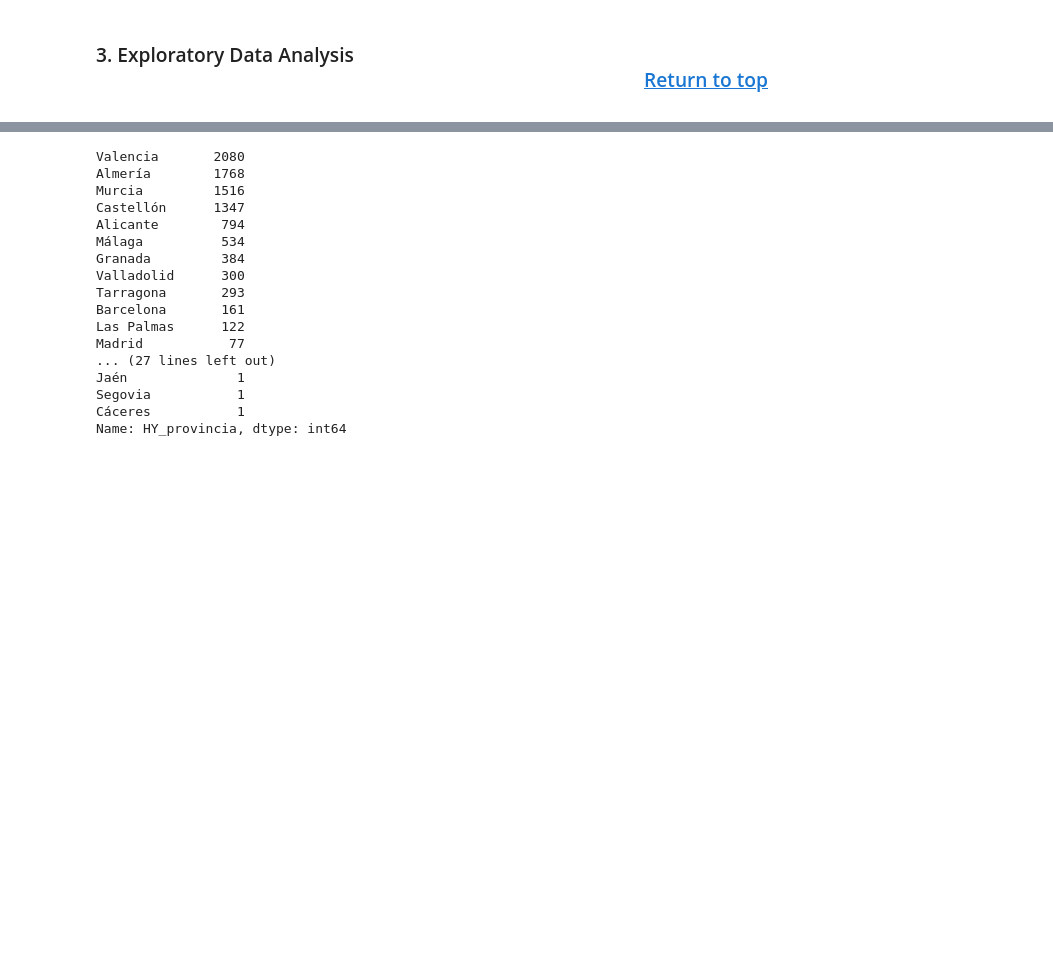
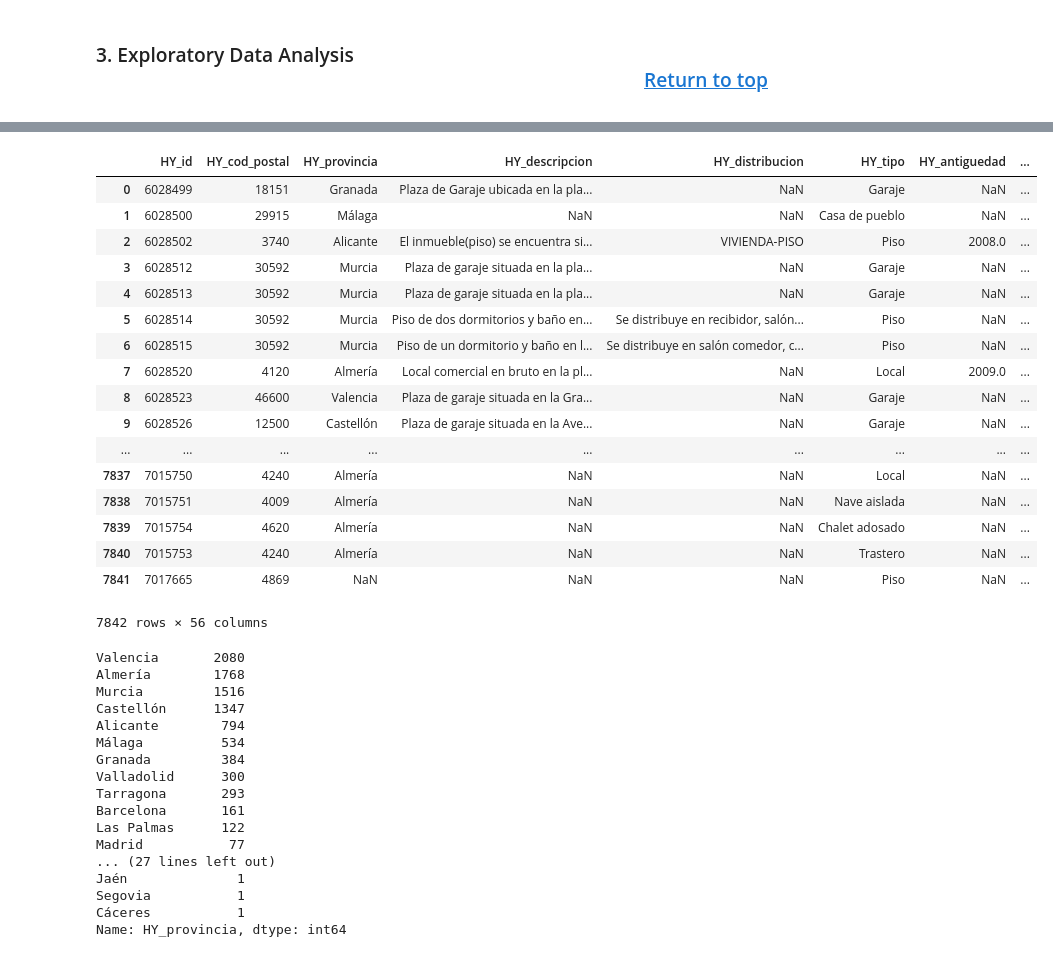
Before and after one commit to RohitUttam/UniversityHack2019, a Jupyter notebook: Expl_ini_rf.ipynb, the cells around one changed output, grey strips where cells are left out. Saved outputs shown, nothing was run; the diff lists cells and outputs as text; code cells hidden in the pictures; blank space fills up the shorter version.

```diff
--- a/Expl_ini_rf.ipynb
+++ b/Expl_ini_rf.ipynb
@@ -95,3 +115,6 @@ os.remove("imagenes_inmuebles_haya\\6031545__posifoto3__1K9lJvlehV.jpg")
 <a id='dataexplo'></a>
 
 ### 3. Exploratory Data Analysis <p style="text-align: right;"> <a href='#top'>Return to top</a> </p>
+# %%
+modelar['descr_len']= modelar['HY_descripcion'].str.len()
+modelar.head()
@@ -118,4 +149,25 @@ TARGET                                0
 dtype: int64
+# %%
+modelar
+# %% [output]
+|  | HY_id | HY_cod_postal | HY_provincia | HY_descripcion | HY_distribucion | HY_tipo | HY_antiguedad | ... |
+| 0 | 6028499 | 18151 | Granada | Plaza de Garaje ubicada en la pla... | NaN | Garaje | NaN | ... |
+| 1 | 6028500 | 29915 | Málaga | NaN | NaN | Casa de pueblo | NaN | ... |
+| 2 | 6028502 | 3740 | Alicante | El inmueble(piso) se encuentra si... | VIVIENDA-PISO | Piso | 2008.0 | ... |
+| 3 | 6028512 | 30592 | Murcia | Plaza de garaje situada en la pla... | NaN | Garaje | NaN | ... |
+| 4 | 6028513 | 30592 | Murcia | Plaza de garaje situada en la pla... | NaN | Garaje | NaN | ... |
+| 5 | 6028514 | 30592 | Murcia | Piso de dos dormitorios y baño en... | Se distribuye en recibidor, salón... | Piso | NaN | ... |
+| 6 | 6028515 | 30592 | Murcia | Piso de un dormitorio y baño en l... | Se distribuye en salón comedor, c... | Piso | NaN | ... |
+| 7 | 6028520 | 4120 | Almería | Local comercial en bruto en la pl... | NaN | Local | 2009.0 | ... |
+| 8 | 6028523 | 46600 | Valencia | Plaza de garaje situada en la Gra... | NaN | Garaje | NaN | ... |
+| 9 | 6028526 | 12500 | Castellón | Plaza de garaje situada en la Ave... | NaN | Garaje | NaN | ... |
+| ... | ... | ... | ... | ... | ... | ... | ... | ... |
+| 7837 | 7015750 | 4240 | Almería | NaN | NaN | Local | NaN | ... |
+| 7838 | 7015751 | 4009 | Almería | NaN | NaN | Nave aislada | NaN | ... |
+| 7839 | 7015754 | 4620 | Almería | NaN | NaN | Chalet adosado | NaN | ... |
+| 7840 | 7015753 | 4240 | Almería | NaN | NaN | Trastero | NaN | ... |
+| 7841 | 7017665 | 4869 | NaN | NaN | NaN | Piso | NaN | ... |
+7842 rows × 56 columns
 # %%
 modelar['HY_provincia'].value_counts()
 # %% [output]
```
Also changed, not shown: parts of 8 cells of this notebook.
